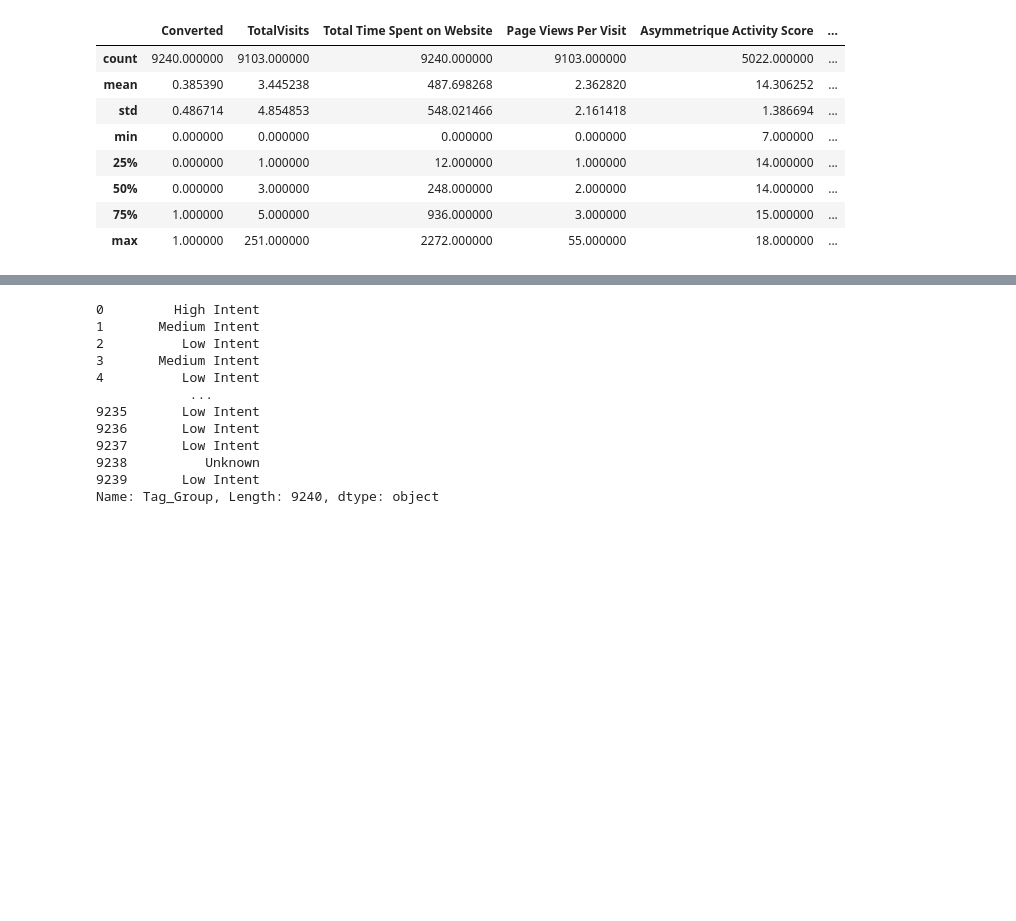
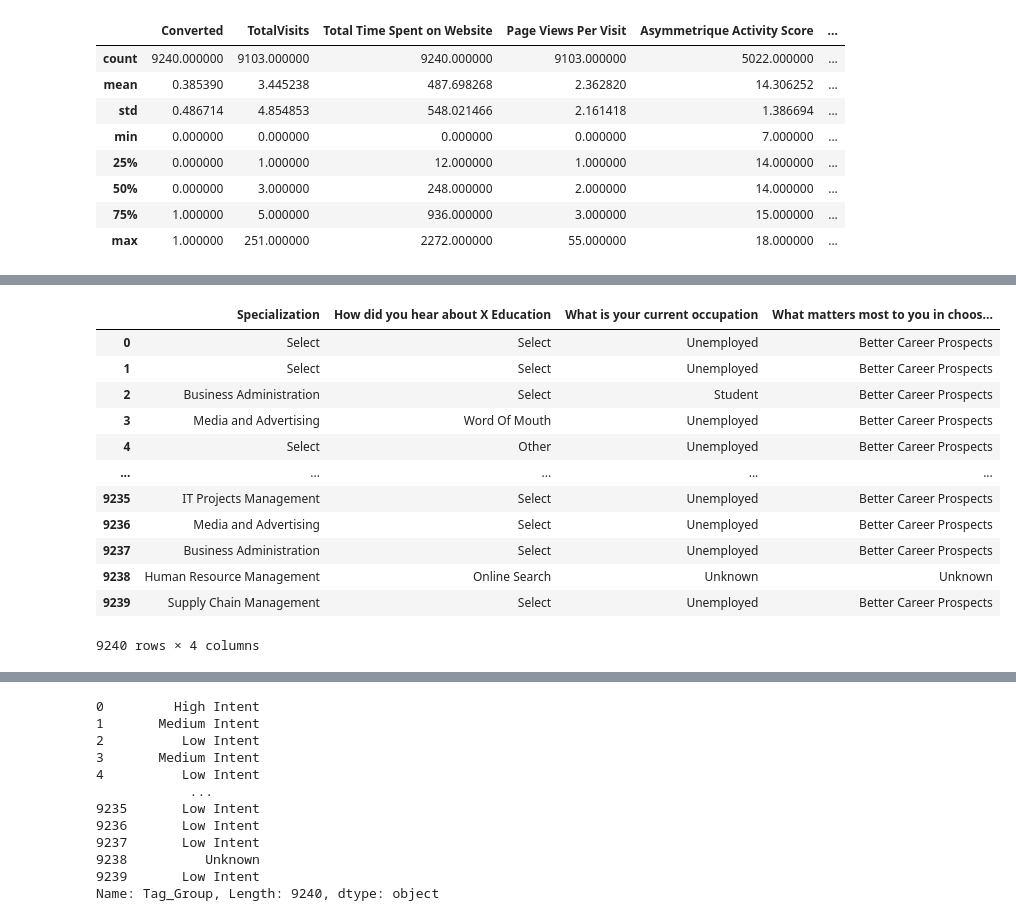
Before and after one commit to QSAFTAB0820/Virtual_Lead_Qualifier, a Jupyter notebook: Experiment_Models.ipynb, the cells around one changed output, grey strips where cells are left out. Cells and saved outputs as stored; diff of their text form; code cells hidden in the pictures; blank space fills up the shorter version.

```diff
--- a/Experiment_Models.ipynb
+++ b/Experiment_Models.ipynb
@@ -177,0 +353,24 @@ df.describe()
+# %%
+df_cat= df[[
+    "Specialization",
+    "How did you hear about X Education",
+    "What is your current occupation",
+    "What matters most to you in choosing a course"
+]]
+
+data=pd.DataFrame(df_cat)
+data
+# %% [output]
+|  | Specialization | How did you hear about X Education | What is your current occupation | What matters most to you in choos... |
+| 0 | Select | Select | Unemployed | Better Career Prospects |
+| 1 | Select | Select | Unemployed | Better Career Prospects |
+| 2 | Business Administration | Select | Student | Better Career Prospects |
+| 3 | Media and Advertising | Word Of Mouth | Unemployed | Better Career Prospects |
+| 4 | Select | Other | Unemployed | Better Career Prospects |
+| ... | ... | ... | ... | ... |
+| 9235 | IT Projects Management | Select | Unemployed | Better Career Prospects |
+| 9236 | Media and Advertising | Select | Unemployed | Better Career Prospects |
+| 9237 | Business Administration | Select | Unemployed | Better Career Prospects |
+| 9238 | Human Resource Management | Online Search | Unknown | Unknown |
+| 9239 | Supply Chain Management | Select | Unemployed | Better Career Prospects |
+9240 rows × 4 columns
```
Also changed, not shown: parts of 95 cells of this notebook, 3 other files.
